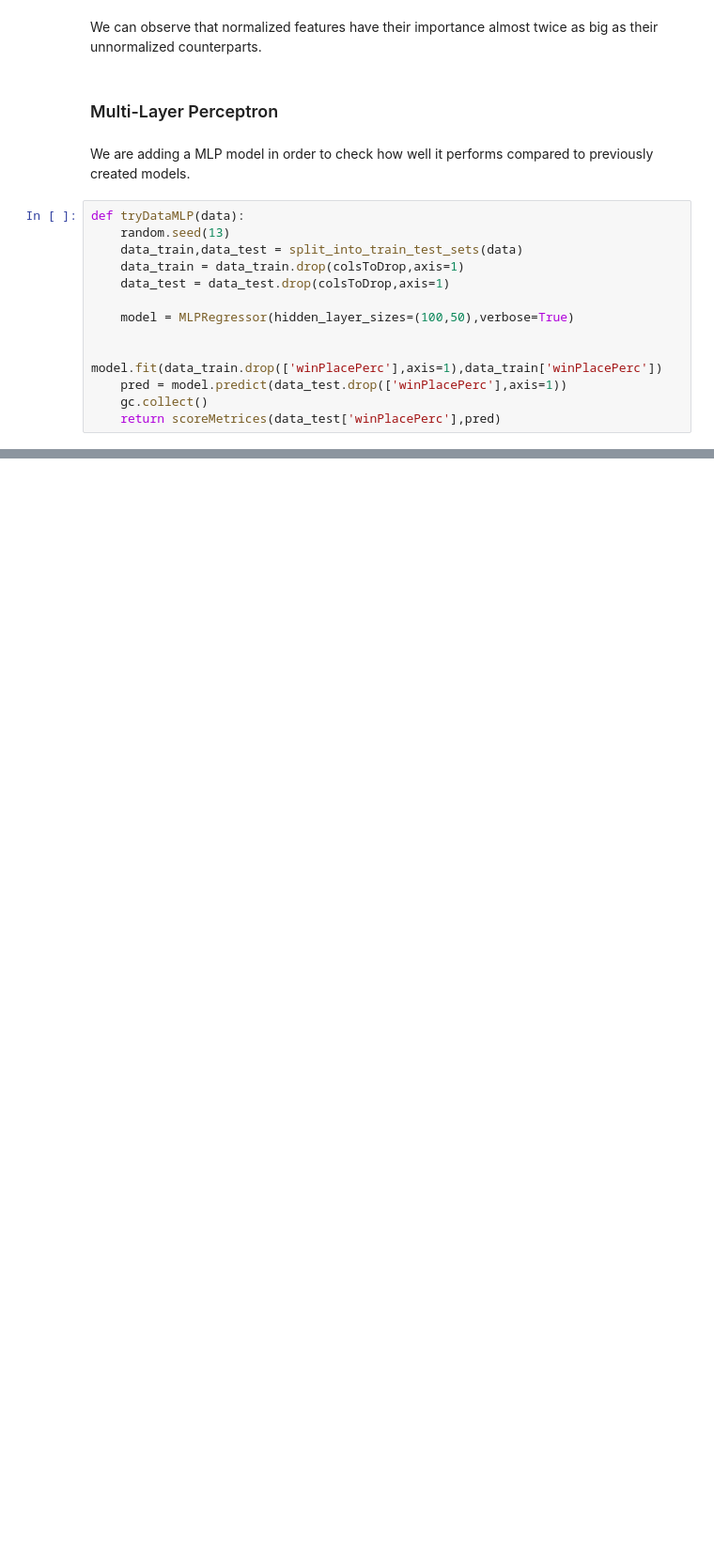
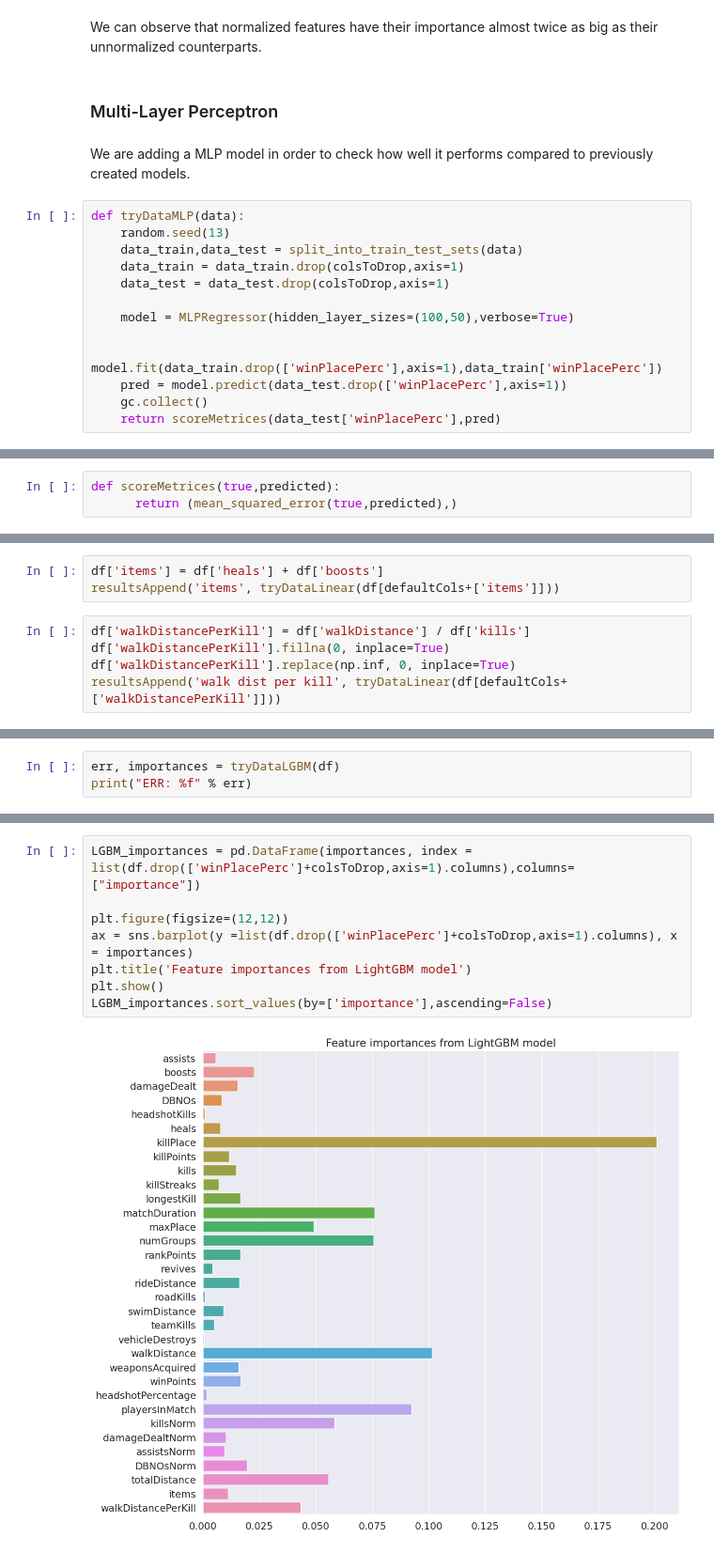
Before and after one commit to SzyMan1337/PUBG-Finish-Placement-Prediction, a Jupyter notebook: DataAnalysis.ipynb, the cells around one changed output, grey strips where cells are left out. Shown at 94% size. Saved outputs shown, nothing was run; the diff lists cells and outputs as text; blank space fills up the shorter version.

```diff
--- a/DataAnalysis.ipynb
+++ b/DataAnalysis.ipynb
@@ -683,0 +1381,3 @@ The MSE value is comparable to Random Forrest Regressor error value. We also che
+# %%
+def scoreMetrices(true,predicted):
+      return (mean_squared_error(true,predicted),)
@@ -683,0 +1406,8 @@ The MSE value is comparable to Random Forrest Regressor error value. We also che
+# %%
+df['items'] = df['heals'] + df['boosts']
+resultsAppend('items', tryDataLinear(df[defaultCols+['items']]))
+# %%
+df['walkDistancePerKill'] = df['walkDistance'] / df['kills']
+df['walkDistancePerKill'].fillna(0, inplace=True)
+df['walkDistancePerKill'].replace(np.inf, 0, inplace=True)
+resultsAppend('walk dist per kill', tryDataLinear(df[defaultCols+['walkDistancePerKill']]))
@@ -683,0 +1599,3 @@ The MSE value is comparable to Random Forrest Regressor error value. We also che
+# %%
+err, importances = tryDataLGBM(df)
+print("ERR: %f" % err)
@@ -683,0 +1620,10 @@ The MSE value is comparable to Random Forrest Regressor error value. We also che
+# %%
+LGBM_importances = pd.DataFrame(importances, index = list(df.drop(['winPlacePerc']+colsToDrop,axis=1).columns),columns=["importance"])
+
+plt.figure(figsize=(12,12))
+ax = sns.barplot(y =list(df.drop(['winPlacePerc']+colsToDrop,axis=1).columns), x = importances)
+plt.title('Feature importances from LightGBM model')
+plt.show()
+LGBM_importances.sort_values(by=['importance'],ascending=False)
+# %% [output]
+[figure, added]
```
Also changed, not shown: parts of 153 cells of this notebook, 2 other files.
